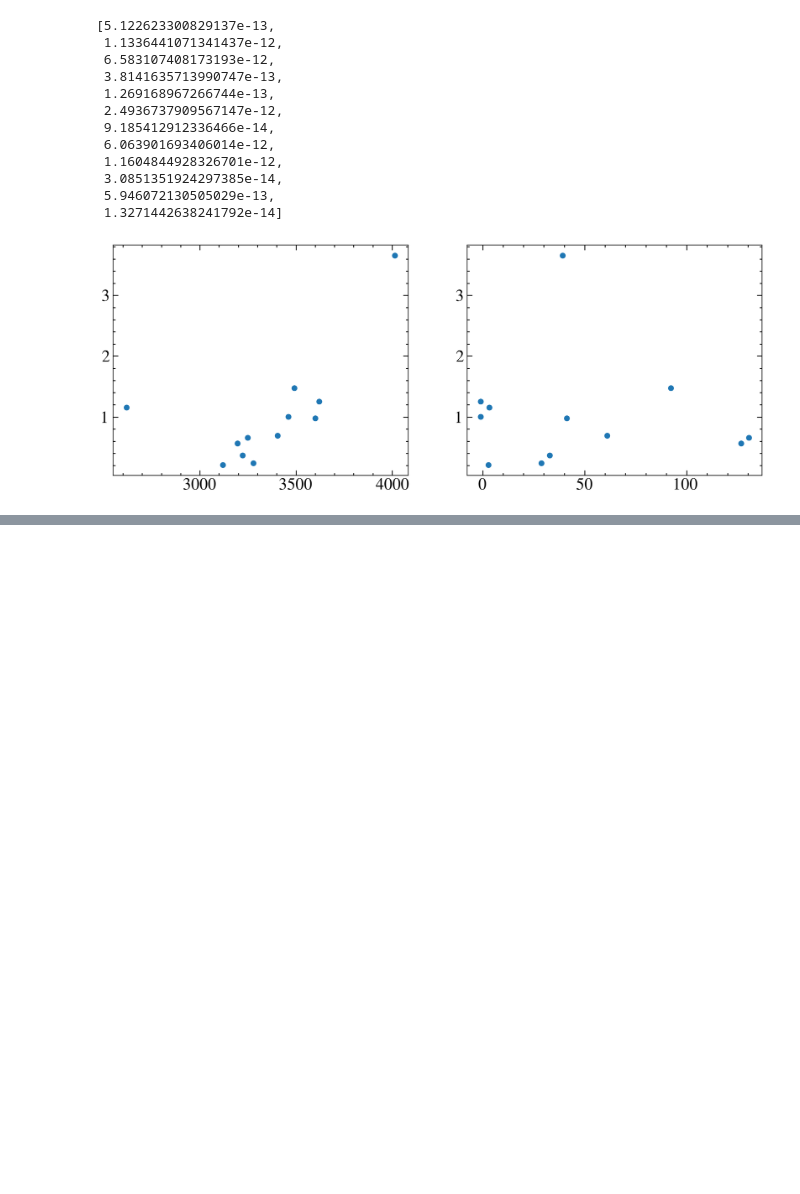
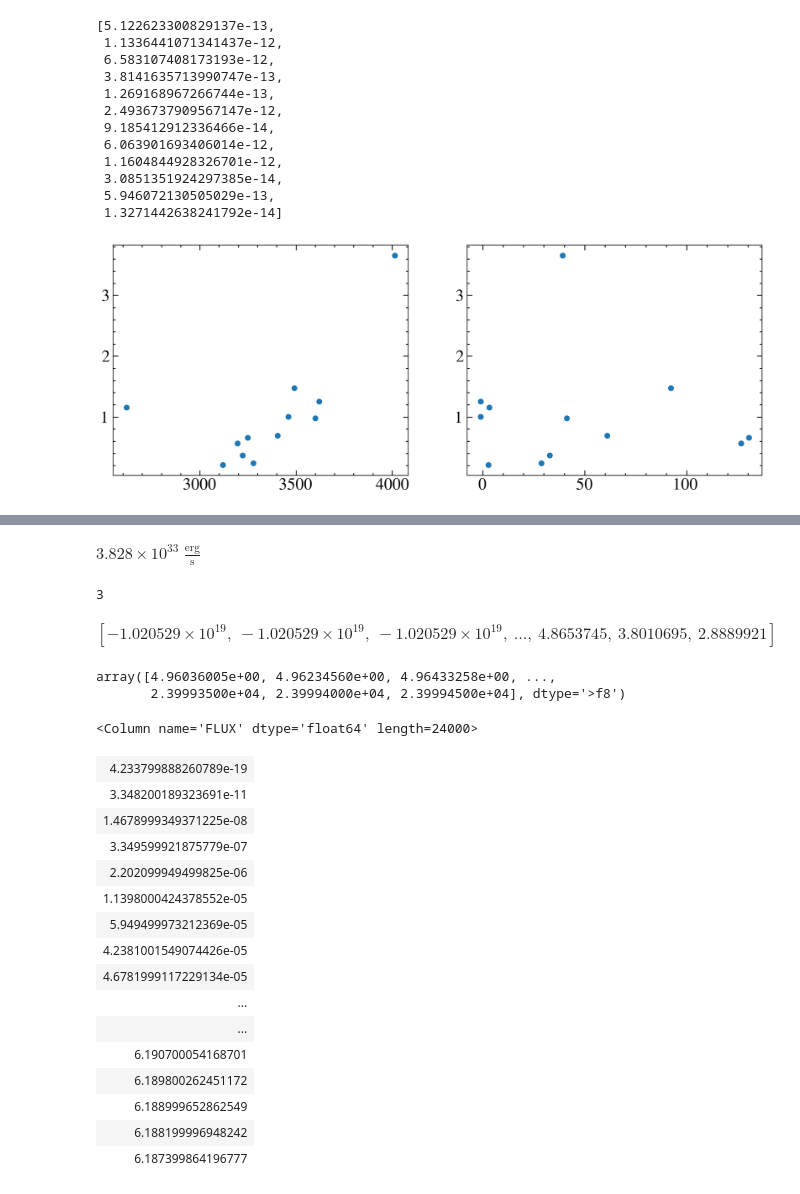
Before and after one commit to davidjwilson/SEDs, a Jupyter notebook: paper/assorted_plots.ipynb, the cells around one changed output, grey strips where cells are left out. Saved outputs shown, nothing was run; the diff lists cells and outputs as text; code cells hidden in the pictures; blank space fills up the shorter version.

```diff
--- a/paper/assorted_plots.ipynb
+++ b/paper/assorted_plots.ipynb
@@ -997,0 +1122,37 @@ protsun = 27.26
+# %%
+const.L_sun.to(u.erg/u.s)
+# %% [output]
+$3.828 \times 10^{33} \; \mathrm{\frac{erg}{s}}$
+# %%
+len(fnew[fnew <0])
+# %% [output]
+3
+# %%
+ratio
+# %% [output]
+$[-1.020529 \times 10^{19},~-1.020529 \times 10^{19},~-1.020529 \times 10^{19},~\dots,~4.8653745,~3.8010695,~2.8889921] \; \mathrm{}$
+# %%
+wi
+# %% [output]
+array([4.96036005e+00, 4.96234560e+00, 4.96433258e+00, ...,
+       2.39993500e+04, 2.39994000e+04, 2.39994500e+04], dtype='>f8')
+# %%
+sf
+# %% [output]
+<Column name='FLUX' dtype='float64' length=24000>
+| 4.233799888260789e-19 |
+| 3.348200189323691e-11 |
+| 1.4678999349371225e-08 |
+| 3.349599921875779e-07 |
+| 2.202099949499825e-06 |
+| 1.1398000424378552e-05 |
+| 5.949499973212369e-05 |
+| 4.2381001549074426e-05 |
+| 4.6781999117229134e-05 |
+| ... |
+| ... |
+| 6.190700054168701 |
+| 6.189800262451172 |
+| 6.188999652862549 |
+| 6.188199996948242 |
+| 6.187399864196777 |
```
Also changed, not shown: parts of 8 cells of this notebook, 1 other file.
